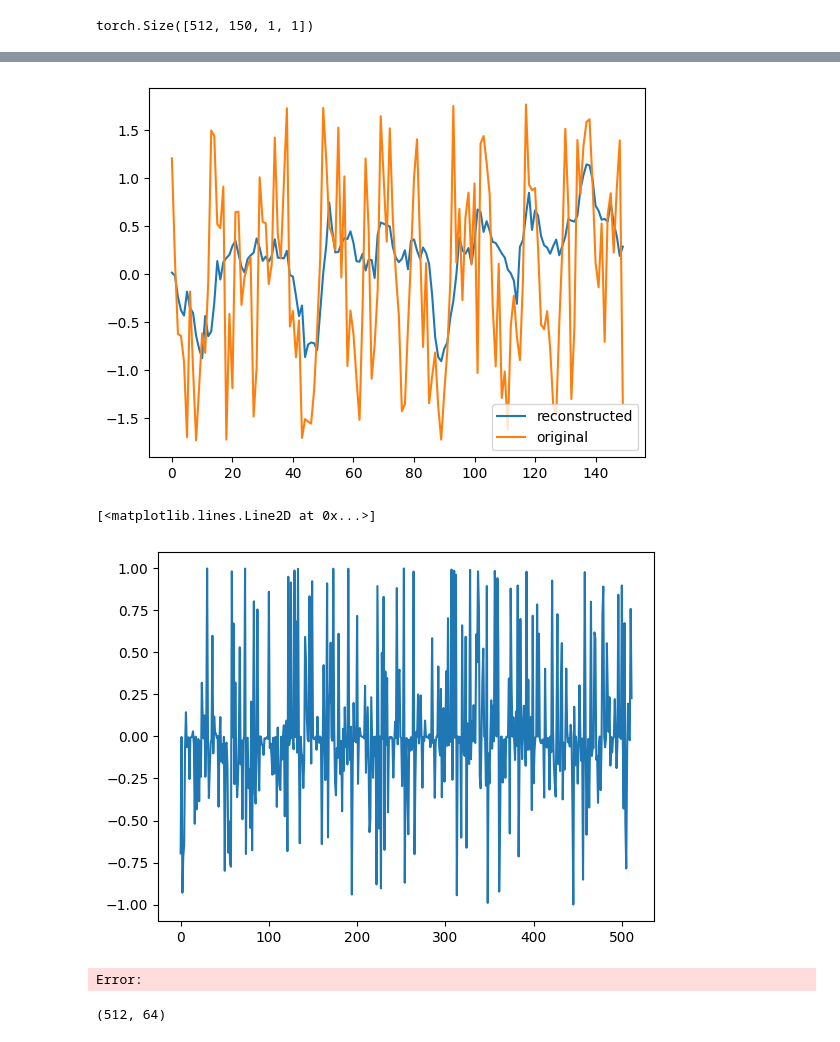
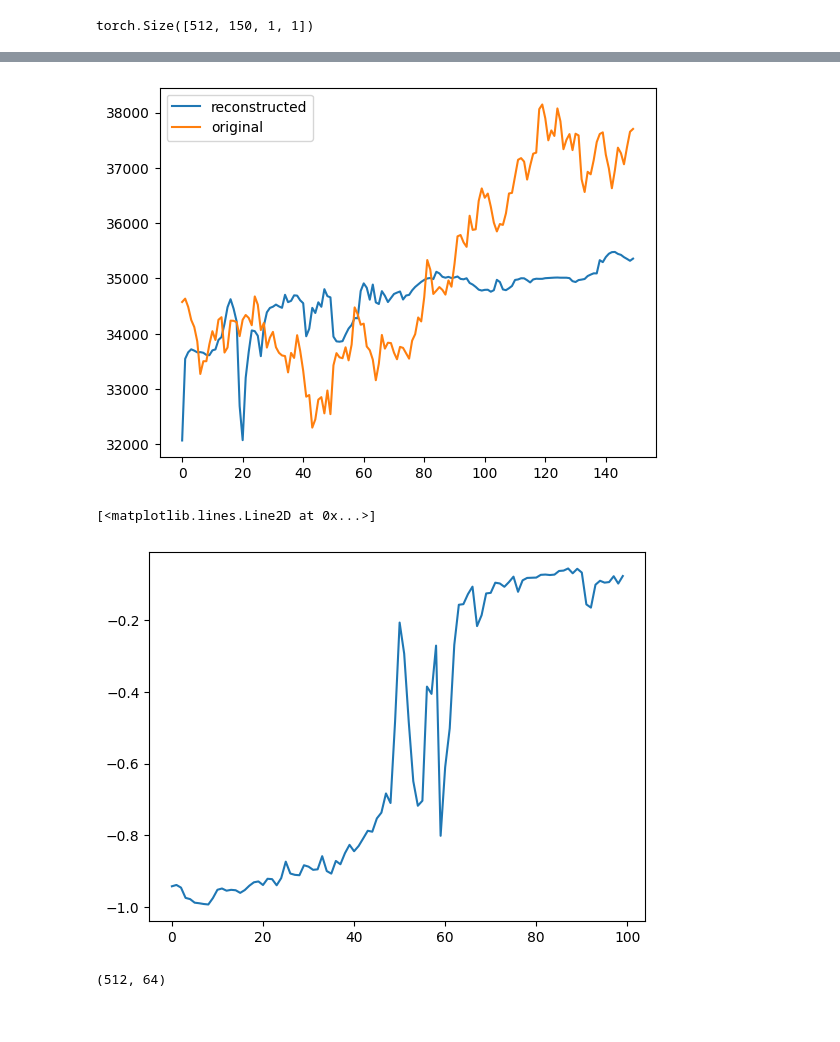
Before and after one commit to ajaye2/TS-FM, a Jupyter notebook: dev.ipynb, the cells around one changed output, grey strips where cells are left out. Cells and saved outputs as stored; diff of their text form; code cells hidden in the pictures.

```diff
--- a/dev.ipynb
+++ b/dev.ipynb
@@ -91,0 +109,15 @@ uni_data, uni_labels = generate_univariate_data_labels(univariate_array)
+# %%
+# uni_data, uni_labels = generate_univariate_data_labels(univariate_array)
+
+univariate_array_eth         = create_3d_array(temp_df_eth_raw[['close']], temp_df_eth_raw.index, max_seq_len)
+univariate_array_btc         = create_3d_array(temp_df_btc_raw[['close']], temp_df_btc_raw.index, max_seq_len)
+univariate_array_xmr         = create_3d_array(temp_df_xmr_raw[['close']], temp_df_xmr_raw.index, max_seq_len)
+
+uni_data_eth, uni_labels_eth = generate_univariate_data_labels(univariate_array_eth)
+uni_data_btc, uni_labels_btc = generate_univariate_data_labels(univariate_array_btc)
+uni_data_xmr, uni_labels_xmr = generate_univariate_data_labels(univariate_array_xmr)
+
+uni_data                     = np.concatenate((uni_data_eth, uni_data_btc, uni_data_xmr), axis=0)
+uni_labels                   = np.concatenate((uni_labels_eth, uni_labels_btc, uni_labels_xmr), axis=0)
+
+print(uni_data.shape, uni_labels.shape)
@@ -193,7 +227,7 @@ Unsqueeze(-1)(inputs).shape
 torch.Size([512, 150, 1, 1])
 # %%
 # Init parameters
-input_dims  = data_btc.shape[1:]#uni_data.shape[1:] #(, 1)#btc_array.shape[1:]
+input_dims  = uni_data.shape[1:] #( #data_btc.shape[1:]#uni_data.shape[1:] #(, 1)#btc_array.shape[1:]
 hidden_dims = 64
 output_dims = 64
 use_revin   = True
@@ -217,9 +251,9 @@ print( summary(masked_ae, (input_shape, padding_shape), dtypes=[torch.float32, t
 # summary(tfc, ((64, 50, 104), (64, 50, 104), (64, 50)), dtypes=[torch.float32, torch.float32, torch.bool])
 
 # Train the model
-losses = masked_ae.warmup(dataset=datasets['dataset_btc'], max_len=max_seq_len, n_epochs=30,
+losses = masked_ae.warmup(dataset=datasets['univariate'], max_len=max_seq_len, n_epochs=30,
                           batch_size=512, learning_rate=1e-2, log=True,
-                          data_set_type=type( datasets['dataset_btc'] ), collate_fn='unsuperv',
+                          data_set_type=type( datasets['univariate'] ), collate_fn='unsuperv',
                           scheduler_step_size= 75, scheduler_gamma=0.1, verbose=True
                           )
 # %% [output]
@@ -232,21 +282,26 @@ plt.plot(losses)
 # %%
-reconstructed_input = masked_ae(inputs.to(device), padding_masks.to(device), training=False)
+temp_input      = torch.from_numpy( uni_data_btc[:100] ).to(torch.float32) #data_dict['univariate']['data'][50000:51000]    #uni_data inputs
+temp_labels     = torch.from_numpy( uni_labels_btc[:100] ).to(torch.float32) #data_dict['univariate']['labels'][50000:51000]  #uni_data labels
+reconstructed_input = masked_ae(temp_input.to(device), padding_masks.to(device), training=False)
+# uni_data_eth, uni_labels_eth
+# uni_data_btc, uni_labels_btc
+# uni_data_xmr, uni_labels_xmr
 
 channel  = 1
-instance = 7
+instance = 8
 
 for channel in range(0, 1):
     plt.figure()
-    plt.plot(inputs[instance][:,channel].detach().numpy())
+    plt.plot(temp_input[instance][:,channel].detach().numpy())
     plt.show()
     plt.plot(reconstructed_input[instance][:,channel].detach().cpu().numpy(), label='reconstructed')
-    plt.plot(labels[instance][:,channel].detach().cpu().numpy(), label='original')
+    plt.plot(temp_labels[instance][:,channel].detach().cpu().numpy(), label='original')
     plt.legend()
 
 
     plt.show()
 
 
-embeddings = masked_ae.encode(inputs.to(device), type_of_pooling='last')
+embeddings = masked_ae.encode(temp_input.to(device), type_of_pooling='last')
 plt.plot( embeddings[:,1].detach().cpu().numpy() )
 # %% [output]
@@ -254,7 +309,6 @@ plt.plot( embeddings[:,1].detach().cpu().numpy() )
-[figure, old version]
+[figure, new version]
 [<matplotlib.lines.Line2D at 0x...>]
-[figure, old version]
+[figure, new version]
-Error:
 # %%
 embeddings.detach().cpu().numpy().shape
 # %% [output]
```
Also changed, not shown: parts of 7 cells of this notebook, 4 other files.
